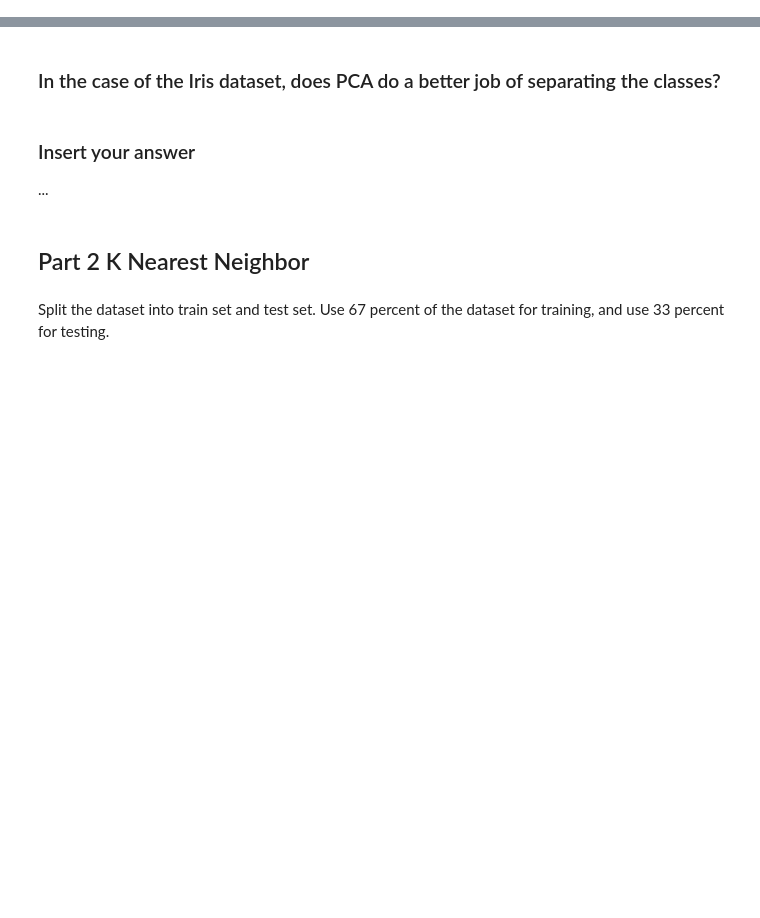
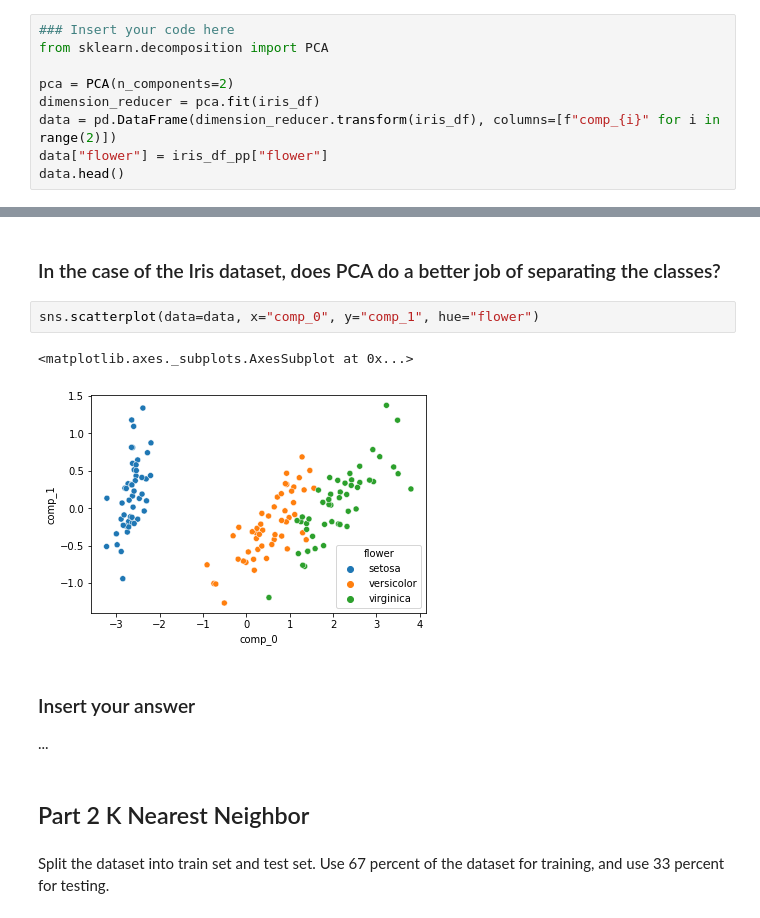
Before and after one commit to KayvanShah1/usc-dsci552-mlds-sp23, a Jupyter notebook: assignment-2/Kayvan_Shah_Assignment 2_solution.ipynb, the cells around one changed output, grey strips where cells are left out. Cells and saved outputs as stored; diff of their text form; blank space fills up the shorter version.

```diff
--- a/assignment-2/Kayvan_Shah_Assignment 2_solution.ipynb
+++ b/assignment-2/Kayvan_Shah_Assignment 2_solution.ipynb
@@ -176,0 +180,9 @@ Documentation for PCA:
+# %%
+### Insert your code here
+from sklearn.decomposition import PCA
+
+pca = PCA(n_components=2)
+dimension_reducer = pca.fit(iris_df)
+data = pd.DataFrame(dimension_reducer.transform(iris_df), columns=[f"comp_{i}" for i in range(2)])
+data["flower"] = iris_df_pp["flower"]
+data.head()
@@ -177,5 +196,10 @@ Documentation for PCA:
 # %% [markdown]
 ### In the case of the Iris dataset, does PCA do a better job of separating the classes?
+# %%
+sns.scatterplot(data=data, x="comp_0", y="comp_1", hue="flower")
+# %% [output]
+<matplotlib.axes._subplots.AxesSubplot at 0x...>
+[figure, added]
 # %% [markdown]
 ### Insert your answer
 ...
```
Also changed, not shown: parts of 8 cells of this notebook.
